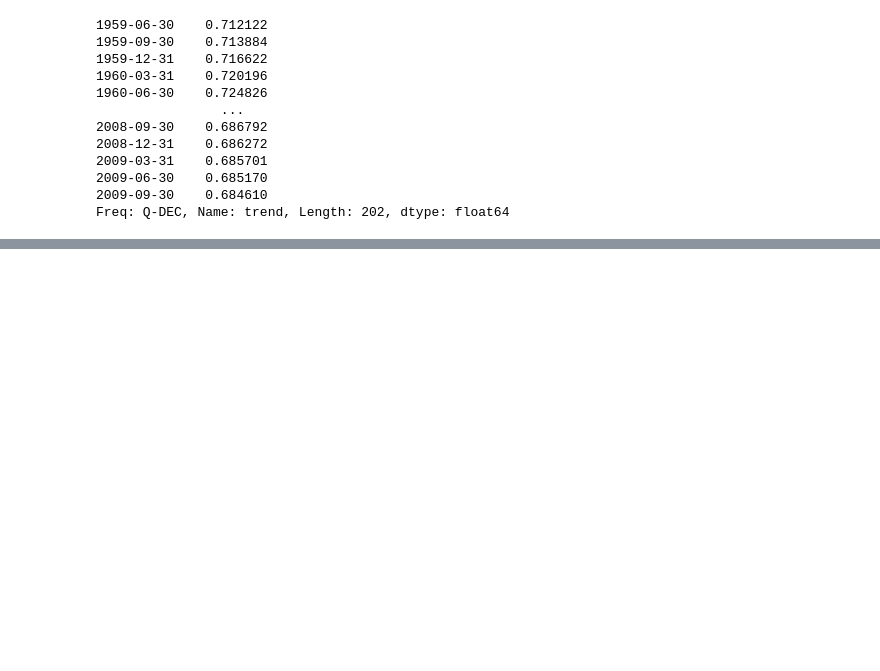
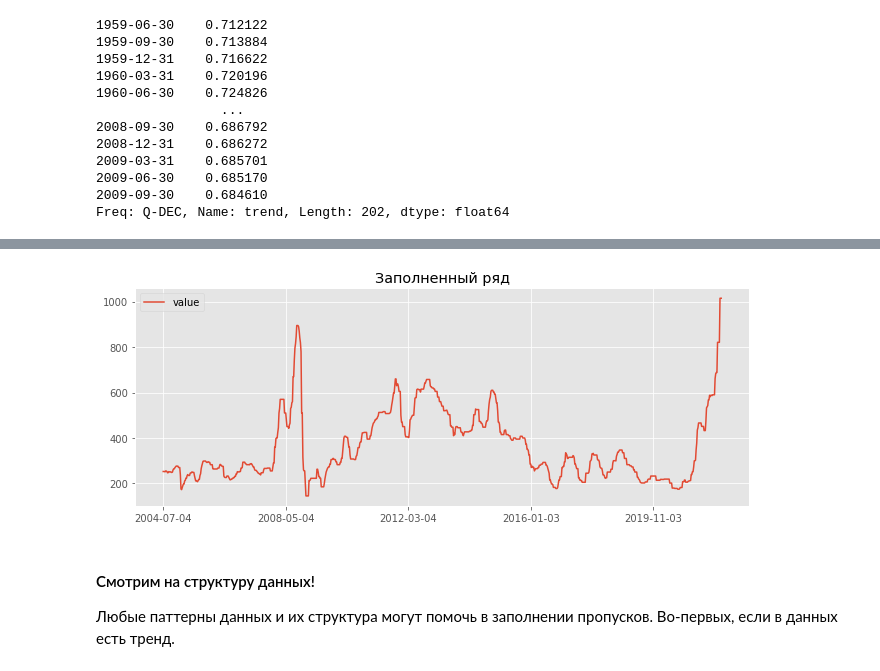
Before and after one commit to Pyatachokk/hse_ts_course, a Jupyter notebook: 2021-spring/seminars/sem_2.ipynb, the cells around one changed output, grey strips where cells are left out. Cells and saved outputs as stored; diff of their text form; code cells hidden in the pictures; blank space fills up the shorter version.

```diff
--- a/2021-spring/seminars/sem_2.ipynb
+++ b/2021-spring/seminars/sem_2.ipynb
@@ -264,0 +310,10 @@ Freq: Q-DEC, Name: trend, Length: 202, dtype: float64
+# %%
+
+flat.ffill().plot()
+plt.title('Заполненный ряд');
+# %% [output]
+[figure, added]
+# %% [markdown]
+#### Смотрим на структуру данных!
+
+Любые паттерны данных и их структура могут помочь в заполнении пропусков. Во-первых, если в данных есть тренд.
```
Also changed, not shown: parts of 20 cells of this notebook, 1 other file.
